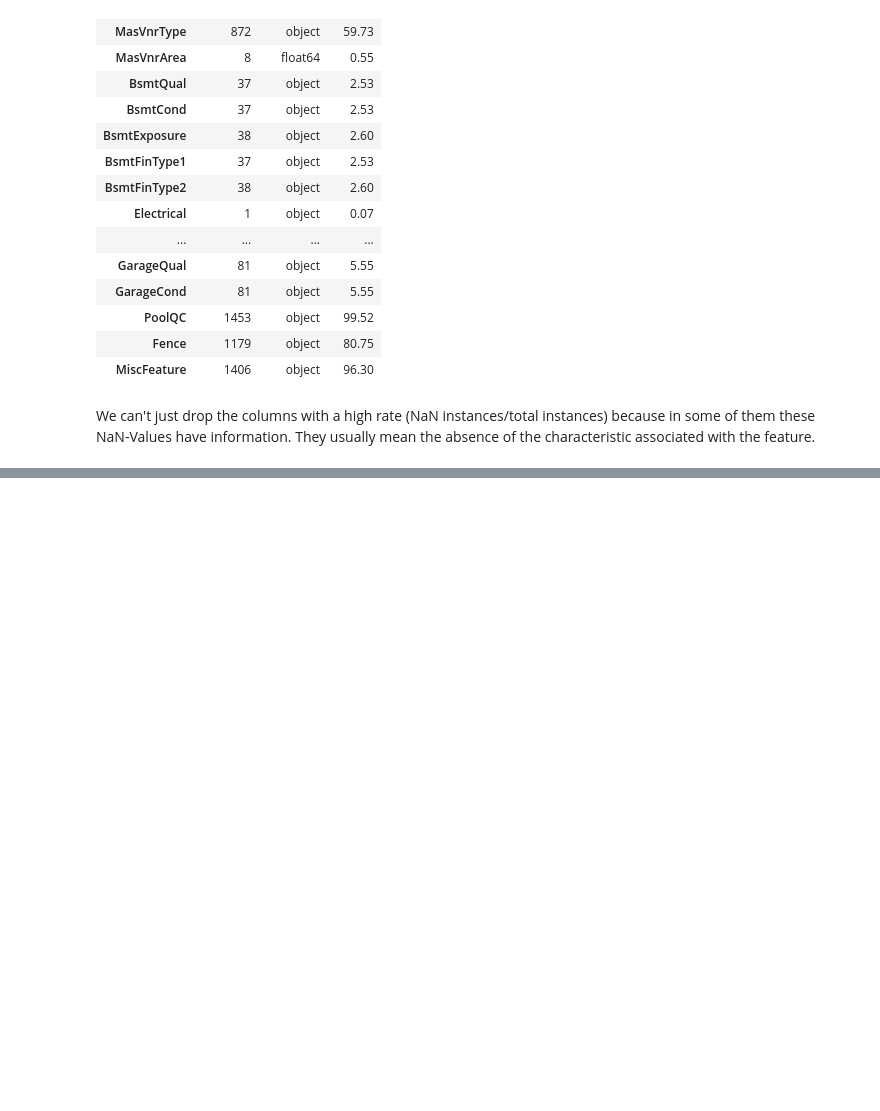
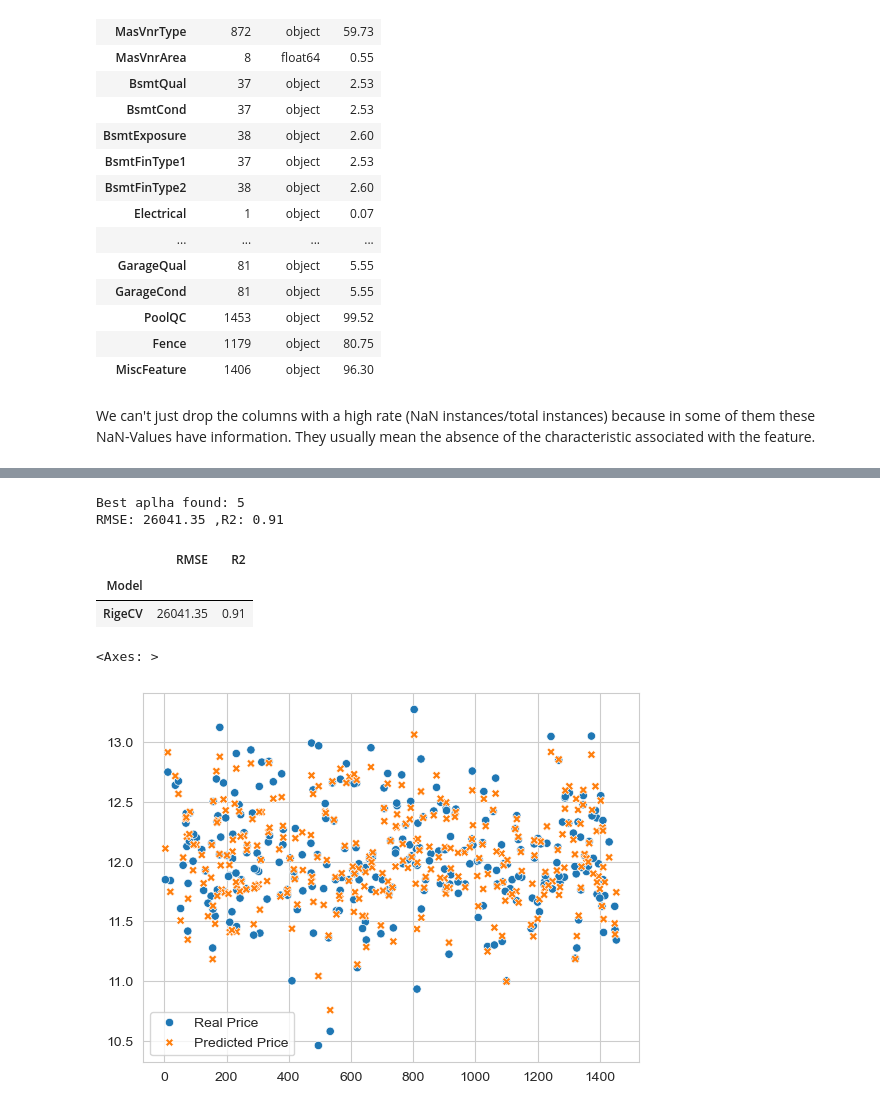
Before and after one commit to oscarguillen-ml/ML-Internship-Portfolio, a Jupyter notebook: 03-house-prices-regression/House_Prices-EDA.ipynb, the cells around one changed output, grey strips where cells are left out. Cells and saved outputs as stored; diff of their text form; code cells hidden in the pictures; blank space fills up the shorter version.

```diff
--- a/03-house-prices-regression/House_Prices-EDA.ipynb
+++ b/03-house-prices-regression/House_Prices-EDA.ipynb
@@ -207,0 +271,66 @@ electrical_pipeline=make_pipeline(
+# %%
+from sklearn.model_selection import train_test_split
+
+X_raw=df_train.drop(columns=['Id', 'SalePrice'])
+Y_raw=df_train['SalePrice']
+
+(X_train_raw,X_val_raw,y_train_raw,y_val_raw)=train_test_split(X_raw, Y_raw, test_size=0.2)
+# %%
+X_train=complete_transformer.fit_transform(X_train_raw)
+X_val=complete_transformer.transform(X_val_raw)
+
+y_train=np.log1p(y_train_raw)
+y_val=np.log1p(y_val_raw)
+# %%
+from sklearn.linear_model import RidgeCV
+from sklearn.metrics import root_mean_squared_error,r2_score
+
+alphas_to_test=[1, 5, 10, 20, 40, 75]
+
+ridge_cv_model = RidgeCV(alphas=alphas_to_test, cv=5)
+
+ridge_cv_model.fit(X_train, y_train)
+
+print(f'Best aplha found: {ridge_cv_model.alpha_}')
+
+val_predictions = ridge_cv_model.predict(X_val)
+
+rmse = (root_mean_squared_error(np.expm1(y_val), np.expm1(val_predictions)))
+r2 = r2_score(np.expm1(y_val), np.expm1(val_predictions))
+
+
+print(f'RMSE: {rmse:.2f} ,R2: {r2:.2f}')
+# %% [output]
+Best aplha found: 5
+RMSE: 26041.35 ,R2: 0.91
+# %%
+results_dict=[]
+
+df_results=pd.DataFrame({})
+
+def adding_results(rmse,r2,ModelName):
+    results_dict.append({
+        'Model':ModelName,
+        'RMSE': rmse,
+        'R2': r2
+        })
+
+adding_results(rmse,r2,'RigeCV')
+
+df_results = pd.DataFrame(results_dict).set_index('Model').round(2)
+
+df_results
+# %% [output]
+|  | RMSE | R2 |
+| Model |  |  |
+| RigeCV | 26041.35 | 0.91 |
+# %%
+df_graph=pd.DataFrame({
+    'Real Price': y_val,
+    'Predicted Price': val_predictions
+})
+
+sns.scatterplot(data=df_graph)
+# %% [output]
+<Axes: >
+[figure, added]
```
Also changed, not shown: parts of 10 cells of this notebook.
